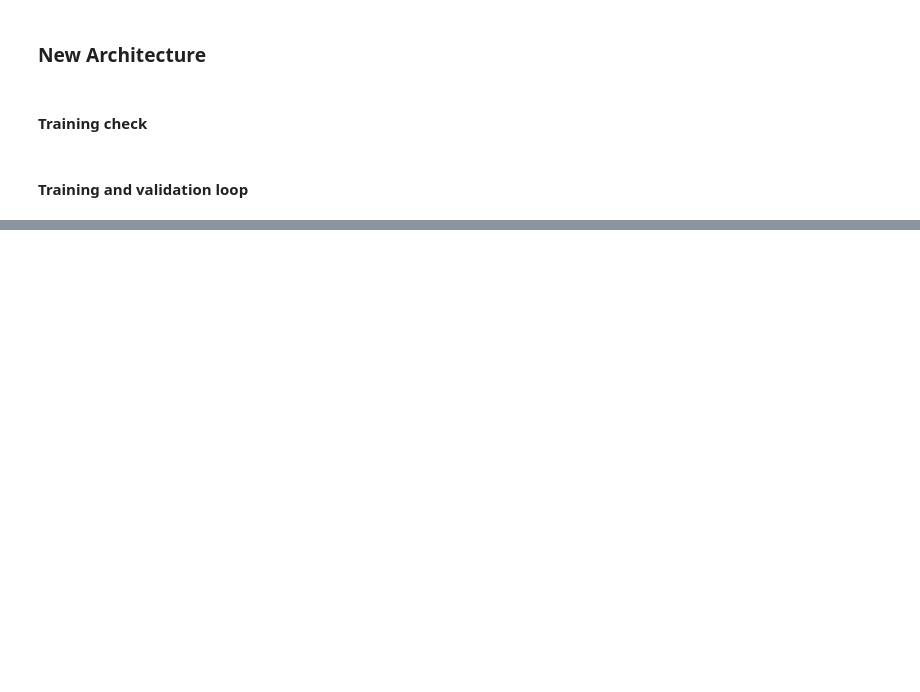
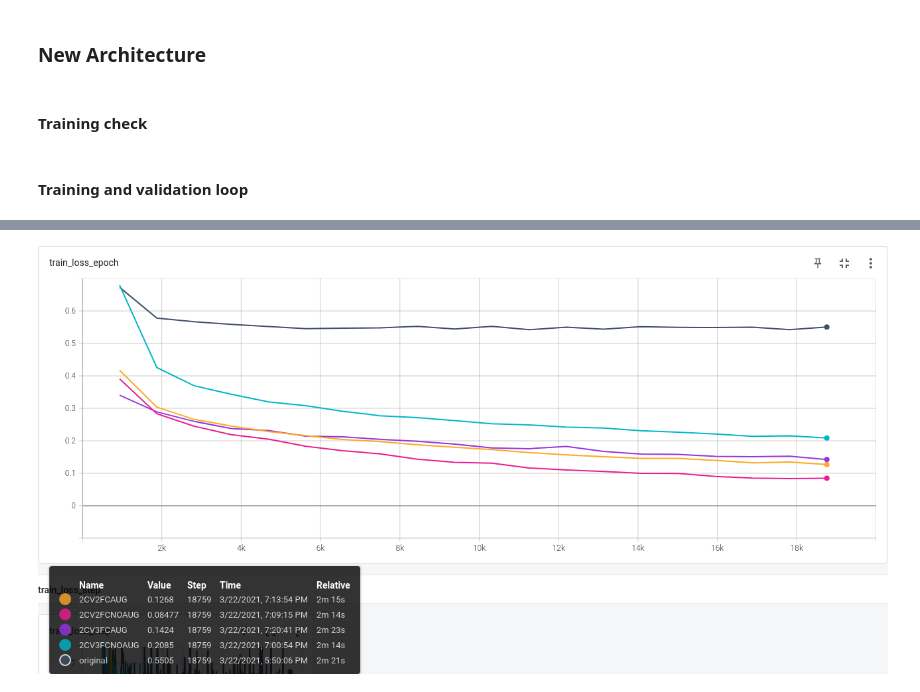
Before and after one commit to JLechuga94/DeepLearning, a Jupyter notebook: T4/tutorial04a.ipynb, the cells around one changed output, grey strips where cells are left out. Drawn from its saved outputs; the diff is of its cells as text; code cells hidden in the pictures; blank space fills up the shorter version.

```diff
--- a/T4/tutorial04a.ipynb
+++ b/T4/tutorial04a.ipynb
@@ -745,0 +590,4 @@ trainer.fit(new_net, train_dataloader=train_loader, val_dataloaders=valid_loader
+# %%
+Image(filename='Trainloss.png')
+# %% [output]
+[figure, added]
```
Also changed, not shown: parts of 39 cells of this notebook.
